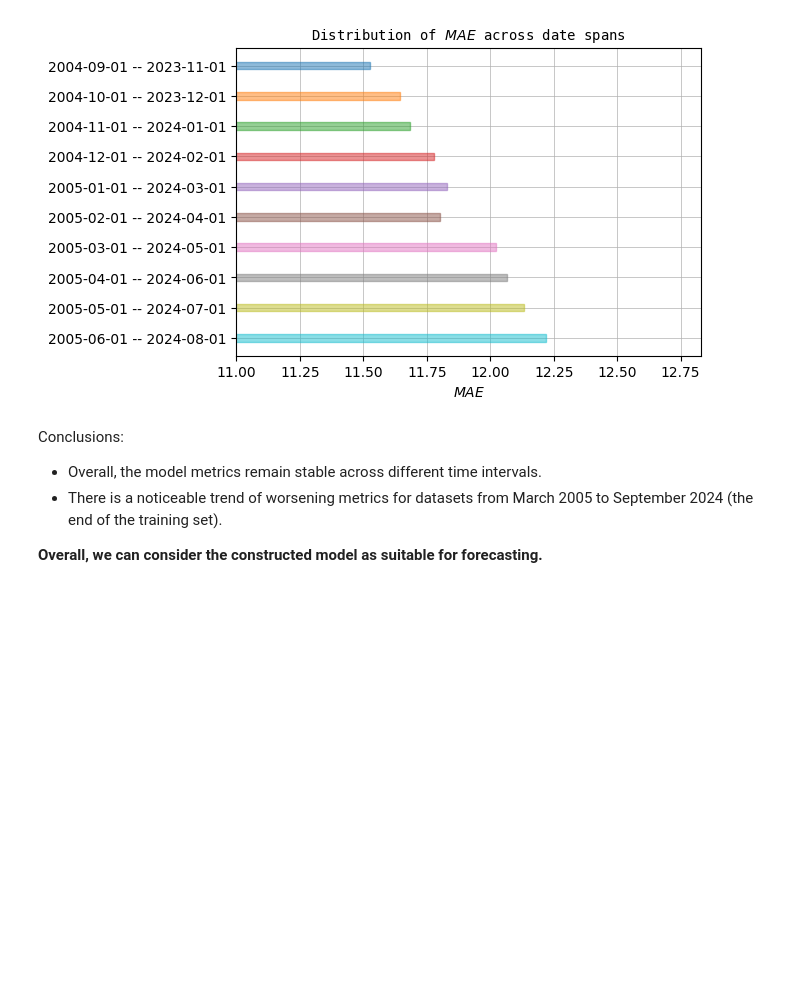
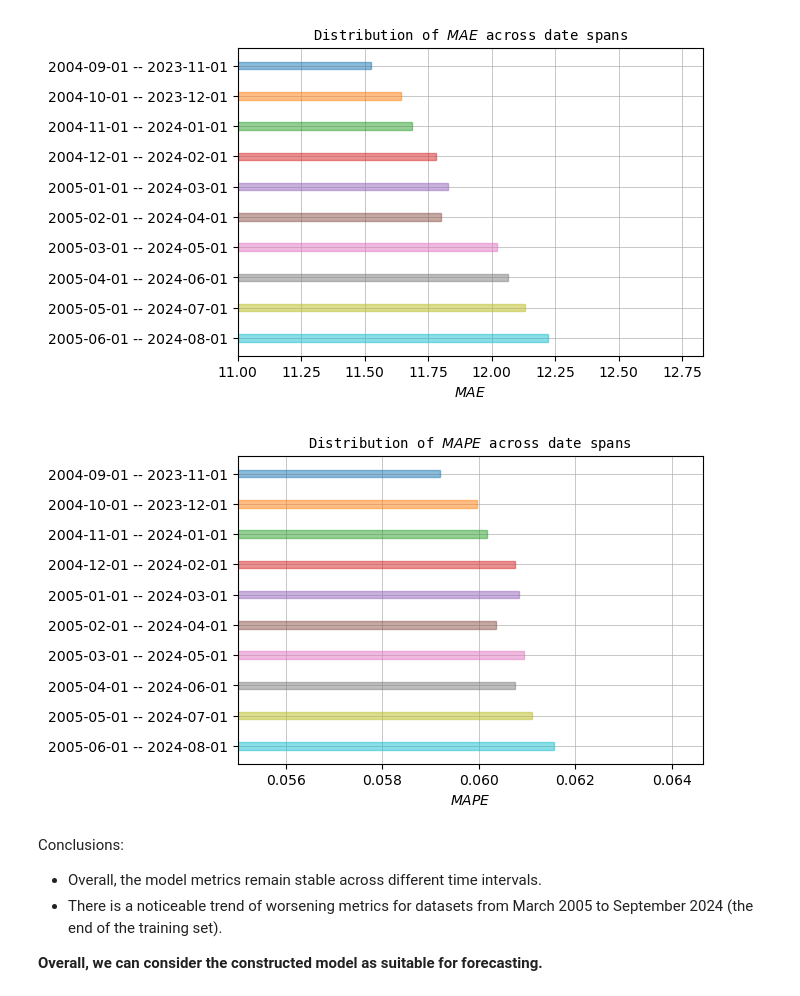
Before and after one commit to andrewha/wheat_price_forecast, a Jupyter notebook: Wheat_price_forecast.ipynb, the cells around one changed output. Drawn from its saved outputs; the diff is of its cells as text; code cells hidden in the pictures; blank space fills up the shorter version.

```diff
--- a/Wheat_price_forecast.ipynb
+++ b/Wheat_price_forecast.ipynb
@@ -639,6 +653,10 @@ plot_bar(cv_results_df, 'Date span', 'RMSE', '$RMSE$', 'Distribution of $RMSE$ a
 plot_bar(cv_results_df, 'Date span', 'MAE', '$MAE$', 'Distribution of $MAE$ across date spans', 'horizontal', 11.0)
 # %% [output]
 [figure]
+# %%
+plot_bar(cv_results_df, 'Date span', 'MAPE', '$MAPE$', 'Distribution of $MAPE$ across date spans', 'horizontal', 0.055)
+# %% [output]
+[figure, added]
 # %% [markdown]
 Conclusions:
 - Overall, the model metrics remain stable across different time intervals.
```
Also changed, not shown: parts of 16 cells of this notebook, 1 other file.
